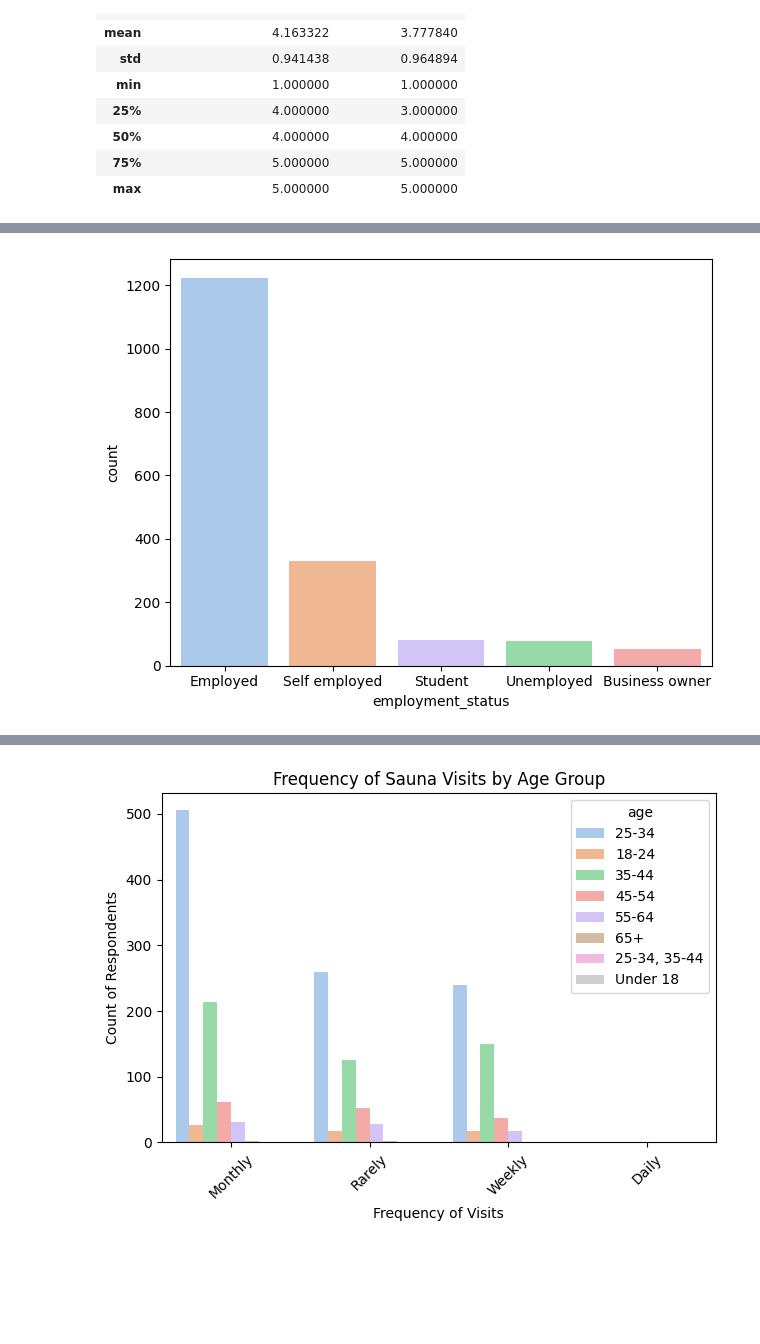
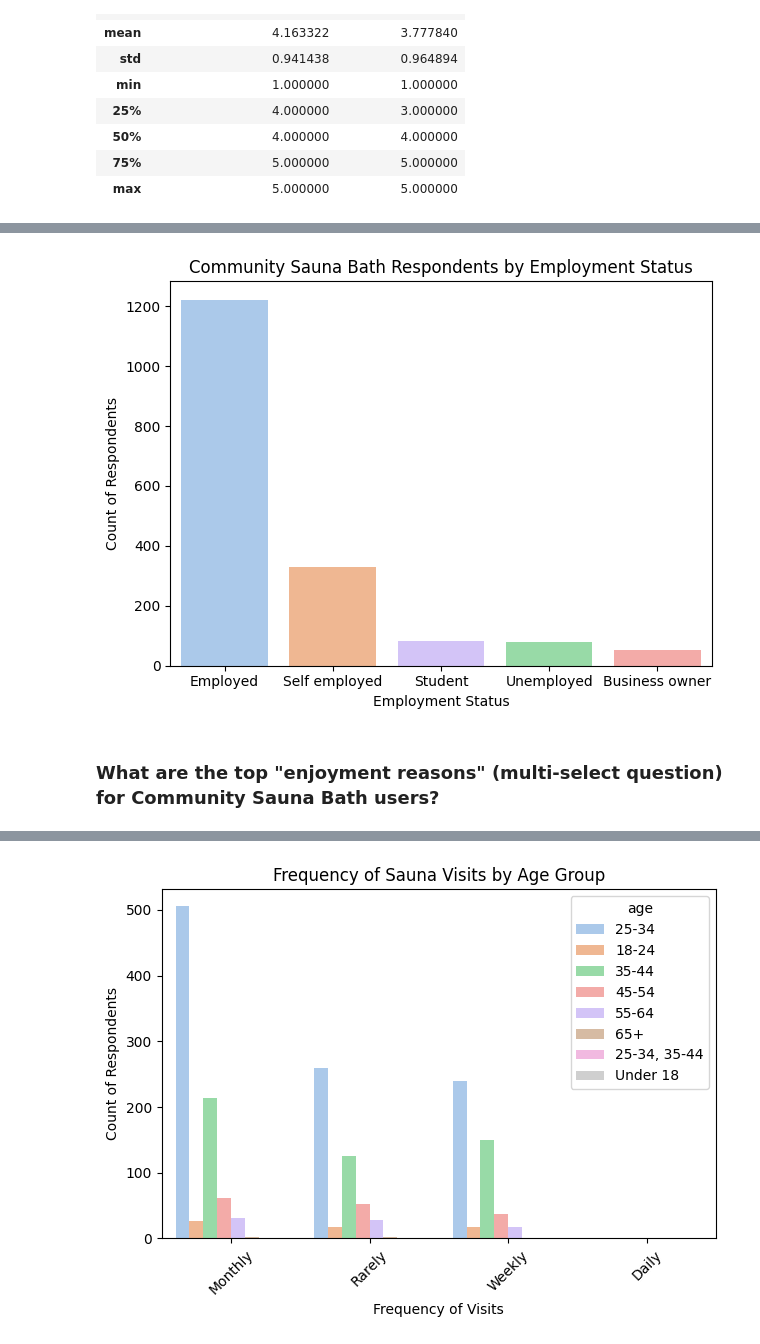
Before and after one commit to RachaelJadeMcGrath/Capstone, a Jupyter notebook: capstone_analysis.ipynb, the cells around one changed output, grey strips where cells are left out. Saved outputs shown, nothing was run; the diff lists cells and outputs as text; code cells hidden in the pictures; blank space fills up the shorter version.

```diff
--- a/capstone_analysis.ipynb
+++ b/capstone_analysis.ipynb
@@ -390,15 +388,21 @@ plt.tight_layout()
 # %%
 # visualing respondents by top 5 employment statuses by count
 top5_status = df['employment_status'].value_counts().head(5).index
 sns.countplot(
     data=df[df['employment_status'].isin(top5_status)],
     x="employment_status",
     hue="employment_status",
     palette='pastel',
     legend=False,
     order=top5_status
 )
+plt.title('Community Sauna Bath Respondents by Employment Status')
+plt.xlabel('Employment Status')
+plt.ylabel('Count of Respondents')
+plt.xticks(rotation=0)
 plt.tight_layout()
 # %% [output]
-[figure, old version]
+[figure, new version]
+# %% [markdown]
+### What are the top "enjoyment reasons" (multi-select question) for Community Sauna Bath users?
 # %%
```
Also changed, not shown: parts of 49 cells of this notebook, 4 other files.
